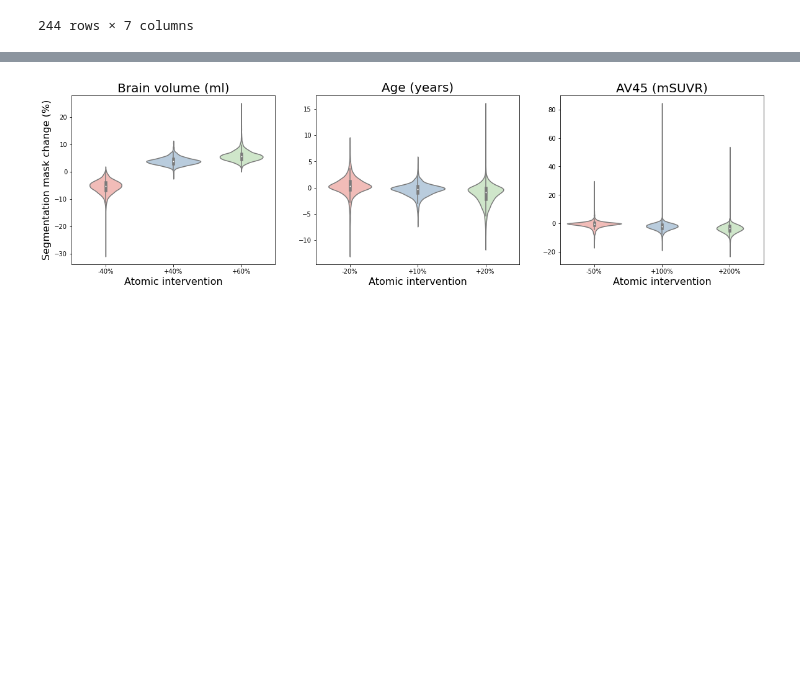
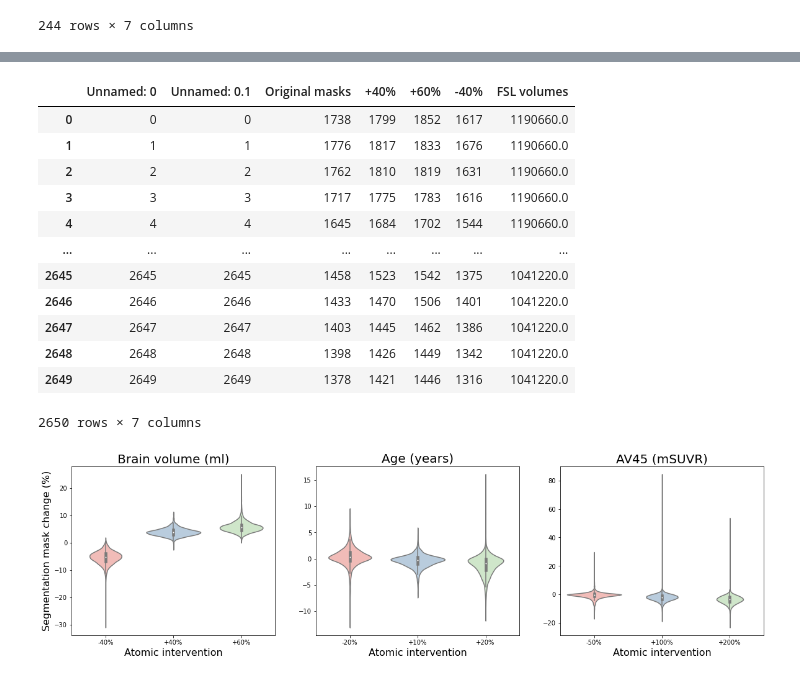
Before and after one commit to aay993/counterfactual_AD, a Jupyter notebook: deepscm/experiments/plotting/ukbb/validations_by_segmentation.ipynb, the cells around one changed output, grey strips where cells are left out. Drawn from its saved outputs; the diff is of its cells as text; code cells hidden in the pictures; blank space fills up the shorter version.

```diff
--- a/deepscm/experiments/plotting/ukbb/validations_by_segmentation.ipynb
+++ b/deepscm/experiments/plotting/ukbb/validations_by_segmentation.ipynb
@@ -923,3 +1008,22 @@ p-value annotation legend:
+# %%
+df = pd.read_csv('brain_volume_seg_validations.csv')
+df_age = pd.read_csv('age_brain_volume_seg_validations.csv')
+df_av45 = pd.read_csv('av45_brain_volume_seg_validations.csv')
+df
+# %% [output]
+|  | Unnamed: 0 | Unnamed: 0.1 | Original masks | +40% | +60% | -40% | FSL volumes |
+| 0 | 0 | 0 | 1738 | 1799 | 1852 | 1617 | 1190660.0 |
+| 1 | 1 | 1 | 1776 | 1817 | 1833 | 1676 | 1190660.0 |
+| 2 | 2 | 2 | 1762 | 1810 | 1819 | 1631 | 1190660.0 |
+| 3 | 3 | 3 | 1717 | 1775 | 1783 | 1616 | 1190660.0 |
+| 4 | 4 | 4 | 1645 | 1684 | 1702 | 1544 | 1190660.0 |
+| ... | ... | ... | ... | ... | ... | ... | ... |
+| 2645 | 2645 | 2645 | 1458 | 1523 | 1542 | 1375 | 1041220.0 |
+| 2646 | 2646 | 2646 | 1433 | 1470 | 1506 | 1401 | 1041220.0 |
+| 2647 | 2647 | 2647 | 1403 | 1445 | 1462 | 1386 | 1041220.0 |
+| 2648 | 2648 | 2648 | 1398 | 1426 | 1449 | 1342 | 1041220.0 |
+| 2649 | 2649 | 2649 | 1378 | 1421 | 1446 | 1316 | 1041220.0 |
+2650 rows × 7 columns
 # %%
 from statannotations.Annotator import Annotator
 
```
Also changed, not shown: parts of 4 cells of this notebook, 2 other files.
